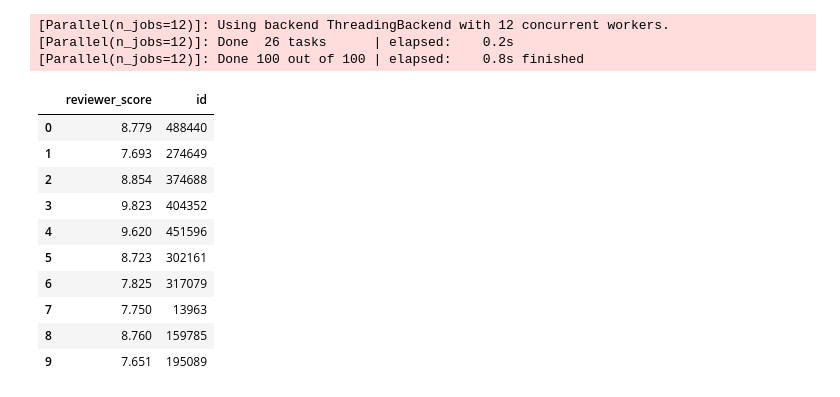
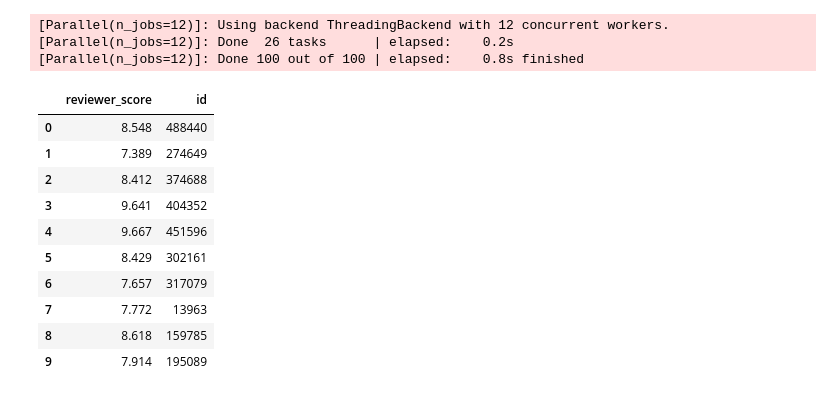
Before and after one commit to ScReameer/EDA-Project-3-rating-prediction, a Jupyter notebook: Project_3 Rating prediction.ipynb, the cells around one changed output. Cells and saved outputs as stored; diff of their text form; code cells hidden in the pictures.

```diff
--- a/Project_3 Rating prediction.ipynb
+++ b/Project_3 Rating prediction.ipynb
@@ -670,3 +684,5 @@ hotels.head(2)
+# %%
+hotels['review_rate'] = (hotels['review_total_positive_word_counts'] + 1) / (hotels['review_total_negative_word_counts'] + 1)
 # %% [markdown]
 Далеко не все негативные отзывы мы можем назвать "истинно негативными". Например, человек может написать "всё хорошо" или "нет претензий" или вообще оставить пустую строку в разделе для негативных отзывов, при этом данный отзыв де-факто не будет являться негативным. Попытаемся уменьшить количество таких отзывов, сделав их нейтральными.
 # %%
@@ -877,6 +895,6 @@ memory usage: 23.6+ MB
 
 Такие данные вряд ли положительно скажутся на модели предсказания рейтинга, поэтому на данном этапе удалим эти признаки. Если нас не будет удовлетворять точность построенной модели, то можем вернуться к этим признакам и попробовать их как-либо обработать.
 # %%
-cat_hotels.drop(columns=['review_date', 'days_since_review', 'reviewer_nationality'], inplace=True)
+cat_hotels.drop(columns=['review_date', 'reviewer_nationality'], inplace=True)
 cat_hotels.head()
 # %% [output]
@@ -907,0 +928,2 @@ countries_bar.update_traces(textposition='inside', textinfo='percent+label')
+# %%
+hotels['days_since_review'] = hotels['days_since_review'].apply(lambda days: int(days.split()[0]))
@@ -990,0 +986,4 @@ Name: popular_tags_count, Length: 515738, dtype: int64
+# %%
+encoded_tags = cleaned_tags['tags'].apply(lambda tags: len(tags))
+encoded_tags.name = 'tags_count'
+encoded_tags
@@ -1193,17 +1213,17 @@ predict_submission = model.predict(test_data)
 [Parallel(n_jobs=12)]: Done 100 out of 100 | elapsed:    0.8s finished
 # %%
 sample_submission['reviewer_score'] = predict_submission
-sample_submission.to_csv('data/submission_final.csv', index=False)
+sample_submission.to_csv('data/submission_final_v3.csv', index=False)
 sample_submission.head(10)
 # %% [output]
 |  | reviewer_score | id |
-| 0 | 8.779 | 488440 |
-| 1 | 7.693 | 274649 |
-| 2 | 8.854 | 374688 |
-| 3 | 9.823 | 404352 |
-| 4 | 9.620 | 451596 |
-| 5 | 8.723 | 302161 |
-| 6 | 7.825 | 317079 |
-| 7 | 7.750 | 13963 |
-| 8 | 8.760 | 159785 |
-| 9 | 7.651 | 195089 |
+| 0 | 8.548 | 488440 |
+| 1 | 7.389 | 274649 |
+| 2 | 8.412 | 374688 |
+| 3 | 9.641 | 404352 |
+| 4 | 9.667 | 451596 |
+| 5 | 8.429 | 302161 |
+| 6 | 7.657 | 317079 |
+| 7 | 7.772 | 13963 |
+| 8 | 8.618 | 159785 |
+| 9 | 7.914 | 195089 |
```
Also changed, not shown: parts of 33 cells of this notebook.
